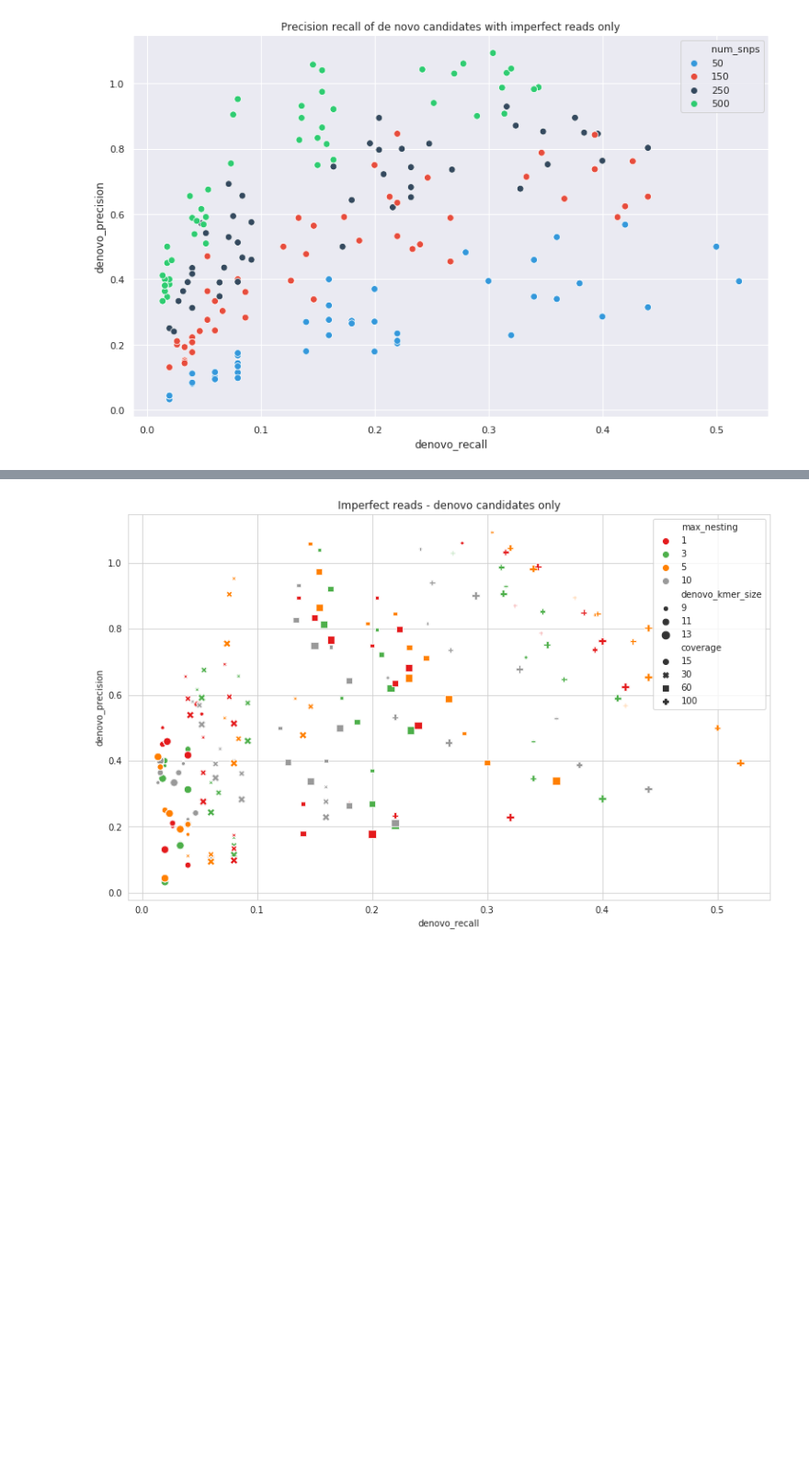
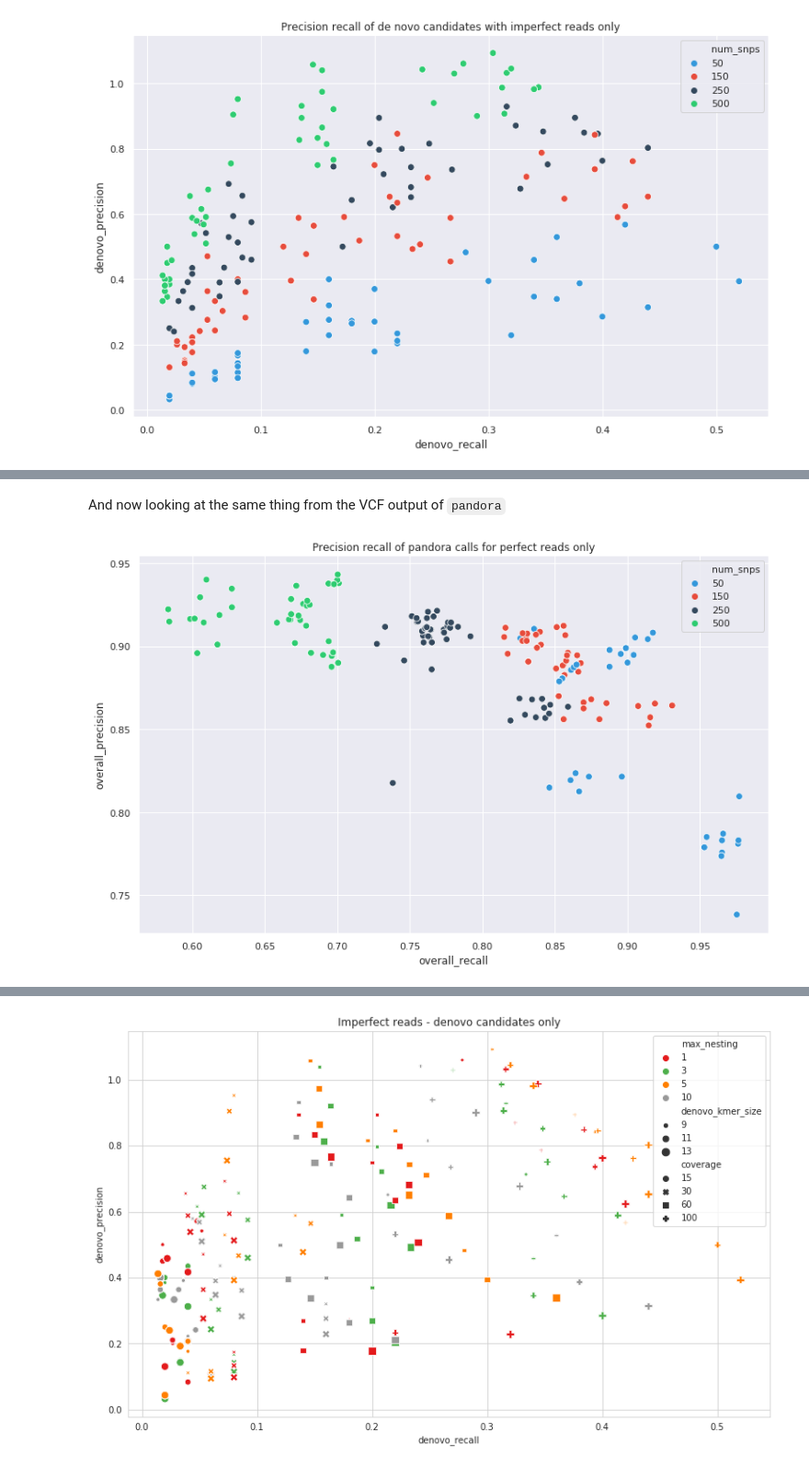
Before and after one commit to mbhall88/pandora_simulations, a Jupyter notebook: scripts/results.ipynb, the cells around one changed output, grey strips where cells are left out. Shown at 92% size. Cells and saved outputs as stored; diff of their text form; code cells hidden in the pictures; blank space fills up the shorter version.

```diff
--- a/scripts/results.ipynb
+++ b/scripts/results.ipynb
@@ -271,0 +290,15 @@ _ = plot.set(title="Precision recall of de novo candidates with imperfect reads
+# %% [markdown]
+And now looking at the same thing from the VCF output of `pandora`
+# %%
+fig, ax = plt.subplots(figsize=FIGSIZE)
+plot = sns.scatterplot(x="overall_recall",
+                       y="overall_precision",
+                       data=perfect_df,
+                       ax=ax,
+                       palette=CMAP,
+                       hue="num_snps",
+                       legend="full",
+                       s=POINT_SIZE)
+_ = plot.set(title="Precision recall of pandora calls for perfect reads only")
+# %% [output]
+[figure, added]
```
Also changed, not shown: parts of 4 cells of this notebook.
